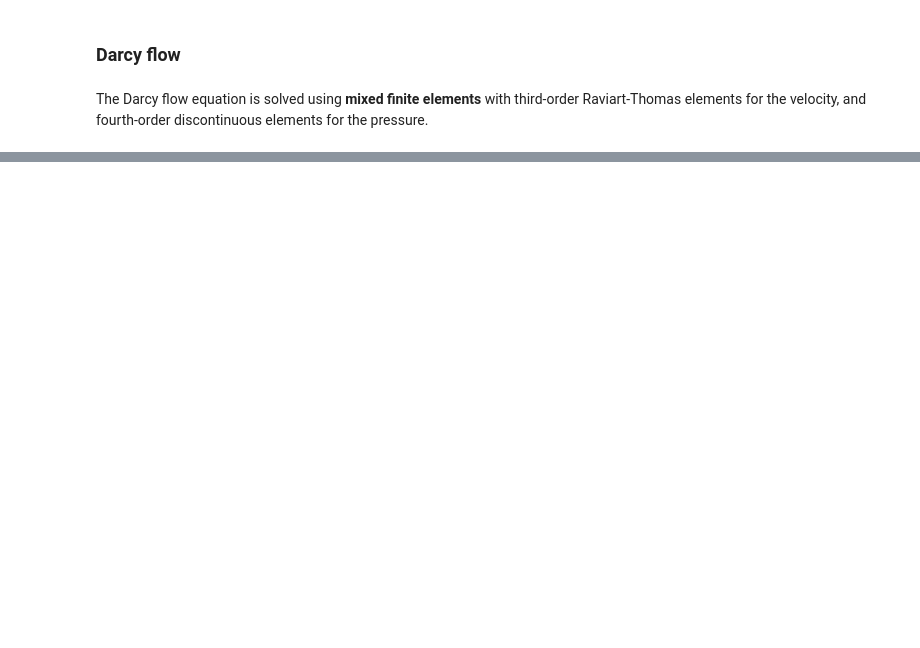
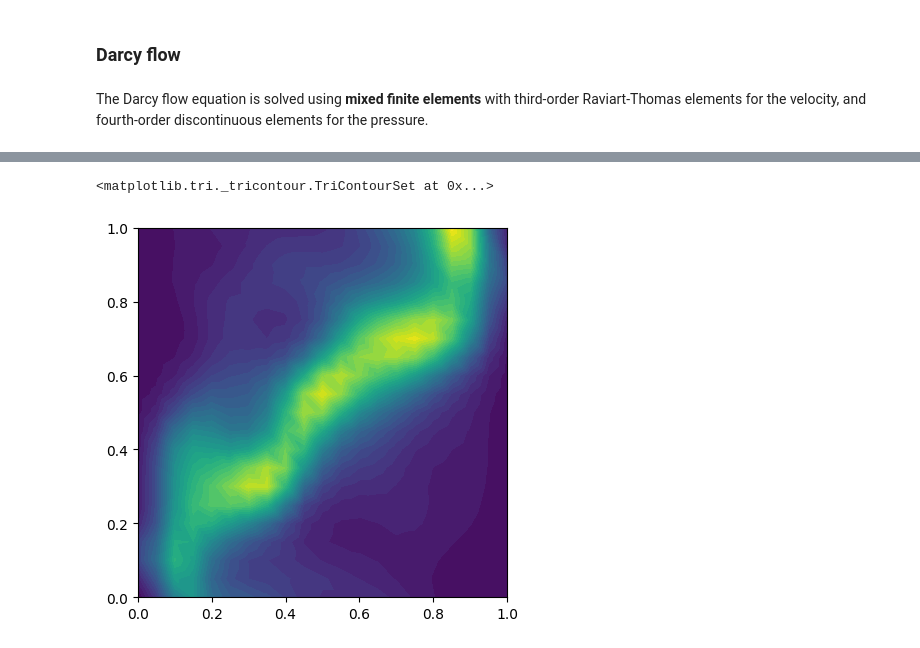
Before and after one commit to FraBet29/APSC_project, a Jupyter notebook: bayesian_network/darcy_flow.ipynb, the cells around one changed output, grey strips where cells are left out. Saved outputs shown, nothing was run; the diff lists cells and outputs as text; code cells hidden in the pictures; blank space fills up the shorter version.

Commit message:
Add Darcy flow solver

```diff
--- a/bayesian_network/darcy_flow.ipynb
+++ b/bayesian_network/darcy_flow.ipynb
@@ -72,18 +7,0 @@ fe.plot(k)
-# %%
-# As an expression
-class Field(UserExpression):
-    def __init__(self, field, **kwargs):
-        self.field = field
-        super().__init__(**kwargs)
-
-    def eval(self, values, x):
-        k = Function(V)
-        k.vector()[:] = self.field
-        values[0] = k(x)
-
-    def value_shape(self):
-        return ()
-
-k = Field(K.sample(0), degree=1)
-k_eval = interpolate(k, V)
-fe.plot(k_eval)
@@ -217,15 +121,15 @@ def Darcy(K, mesh):
 # %%
-# mesh = fe.mesh(domain, stepsize=0.03) # stepsize=0.01: takes too long to run (> 15 min)
+domain = fe.rectangle((0.0, 0.0), (1.0, 1.0)) # - fe.rectangle((0.3, 0.3), (0.7, 0.7))
 mesh = fe.mesh(domain, stepsize=0.05)
+clc()
 
 l = 0.1 # length scale
-m = 0.0 # kernel mean
 
-# ker = lambda r: np.exp(- (r - m) ** 2 / l)
-ker = lambda r: np.exp(- np.abs(r - m) / l)
+ker = lambda r: np.exp(- np.abs(r) / l)
 KLE_dims = [10, 50, 500, 4255]
 
-K = GaussianRandomField(mesh, kernel=ker, upto=KLE_dims[1]) # dlrom version # Euclidean version
+G = GaussianRandomField(mesh, kernel=ker, upto=50) # Euclidean version
+# G_geo = GaussianRandomField(mesh, kernel=ker, upto=KLE_dims[0], domain=domain, geodesic_accuracy=0.03) # geodesic version (geodesic_accuracy?) # KeyError: 'stepsize'
 
-u, p = Darcy(K, mesh)
+u, p = Darcy(G)
 clc()
@@ -399,0 +141,8 @@ plt.show()
+# %%
+u_x = project(u[0], FunctionSpace(mesh, "CG", 1))
+u_y = project(u[1], FunctionSpace(mesh, "CG", 1))
+# %%
+plot(u_x)
+# %% [output]
+<matplotlib.tri._tricontour.TriContourSet at 0x...>
+[figure, added]
```
Also changed, not shown: parts of 28 cells of this notebook, 4 other files.
